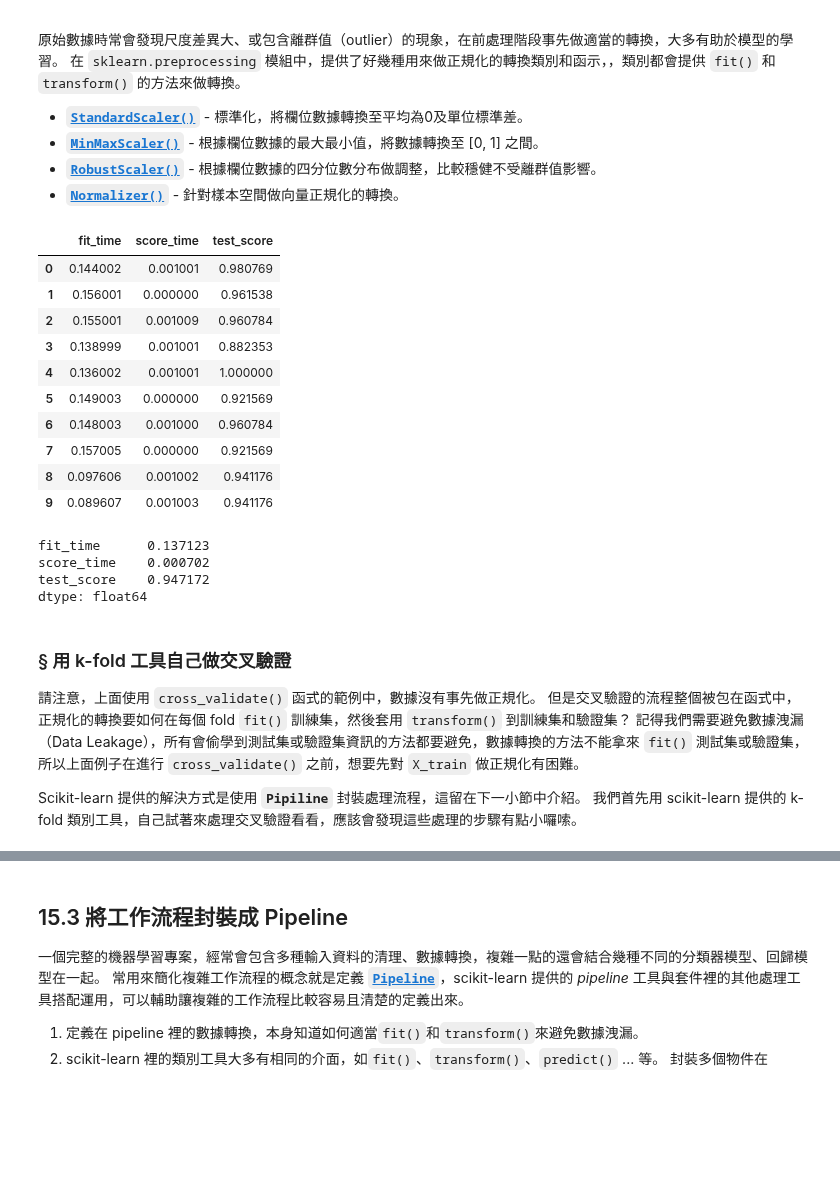
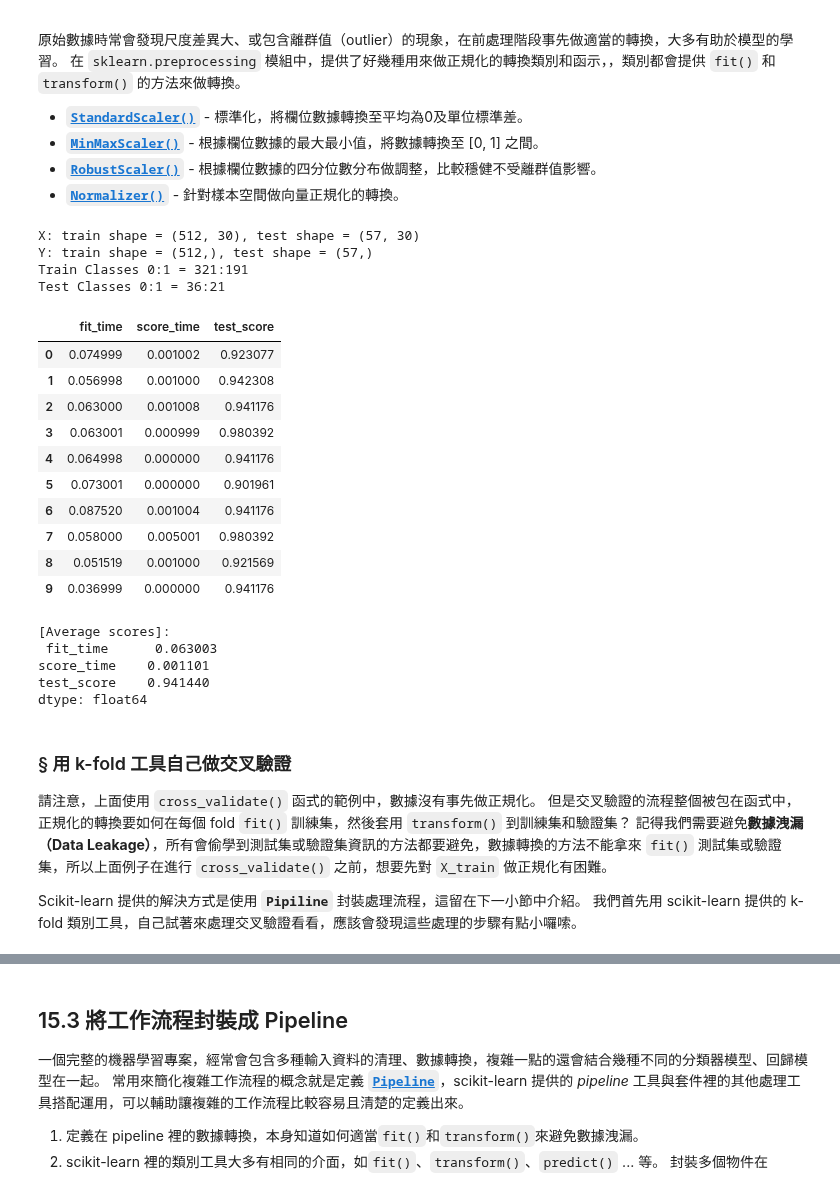
Before and after one commit to twMr7/Python-Machine-Learning, a Jupyter notebook: 15-Machine_Learning_with_Scikit.ipynb, the cells around one changed output, grey strips where cells are left out. Drawn from its saved outputs; the diff is of its cells as text; code cells hidden in the pictures; blank space fills up the shorter version.

```diff
--- a/15-Machine_Learning_with_Scikit.ipynb
+++ b/15-Machine_Learning_with_Scikit.ipynb
@@ -67,7 +123,0 @@ Scikit-learn 在 [`sklearn.model_selection`](https://scikit-learn.org/stable/mod
-# %%
-# 生成 10x2 大小的 X，以及對應的 10 個 y 數列
-X = np.arange(20).reshape((10, 2))
-y = np.arange(10)
-
-print('X =\n', X)
-print('y =\n', y)
@@ -88,10 +124,9 @@ y =
 # %%
-from sklearn.model_selection import train_test_split
-
-X_train, X_test, y_train, y_test = train_test_split(X, y, test_size=0.33)
+# 指定訓練集測試集的類別分布要一致
+X_train, X_test, y_train, y_test = train_test_split(X, y, test_size=0.3, stratify=y)
 
 print('X_train =\n', X_train)
-print('y_train =\n', y_train)
+print('y_train =\n\n', y_train)
 print('X_test =\n', X_test)
 print('y_test =\n', y_test)
 # %% [output]
@@ -313,6 +324,6 @@ class WdbcDataset:
         # 取所有的 Y
         Y = self.df.loc[:,'diagnosis'].to_numpy()
         # 資料分割 train:test = 9:1
-        X_train, X_test, Y_train, Y_test = train_test_split(X, Y, test_size=0.1)
+        X_train, X_test, Y_train, Y_test = train_test_split(X, Y, test_size=0.1, stratify=Y)
         # 回傳資料副本
         return X_train.copy(), X_test.copy(), Y_train.copy(), Y_test.copy()
@@ -323,39 +330,59 @@ X_train, X_test, Y_train, Y_test = dsWdbc.get_xy()
+# %%
+# 取得訓練集與測試集
+dsWdbc = WdbcDataset()
+X_train, X_test, Y_train, Y_test = dsWdbc.get_xy()
+
+# 顯示切割後的大小
+print('X: train shape = {}, test shape = {}'.format(X_train.shape, X_test.shape))
+print('Y: train shape = {}, test shape = {}'.format(Y_train.shape, Y_test.shape))
+
+# 顯示切割後的類別分布
+train_labels, train_counts = np.unique(Y_train, return_counts=True)
+print('Train Classes {}:{} = {}:{}'.format(train_labels[0], train_labels[1], train_counts[0], train_counts[1]))
+test_labels, test_counts = np.unique(Y_test, return_counts=True)
+print('Test Classes {}:{} = {}:{}'.format(test_labels[0], test_labels[1], test_counts[0], test_counts[1]))
+# %% [output]
+X: train shape = (512, 30), test shape = (57, 30)
+Y: train shape = (512,), test shape = (57,)
+Train Classes 0:1 = 321:191
+Test Classes 0:1 = 36:21
 # %%
 from sklearn.linear_model import LogisticRegression
 from sklearn.model_selection import cross_validate
 
-sklr = LogisticRegression(max_iter=300)
+sklr1 = LogisticRegression(max_iter=100)
 # 10-fold 交叉驗證，使用所有處理核心平行運算
-scores = cross_validate(sklr, X_train, Y_train, cv=10, n_jobs=-1)
+scores1 = cross_validate(sklr1, X_train, Y_train, cv=10, n_jobs=-1)
 
 # 顯示每個 fold 的 accuracy 分數
 # 轉成 DataFrame 方便觀察，也方便輸出成檔案做記錄
-dfscores = pd.DataFrame(scores)
-dfscores
+dfscores1 = pd.DataFrame(scores1)
+dfscores1
 # %% [output]
 |  | fit_time | score_time | test_score |
-| 0 | 0.144002 | 0.001001 | 0.980769 |
-| 1 | 0.156001 | 0.000000 | 0.961538 |
-| 2 | 0.155001 | 0.001009 | 0.960784 |
-| 3 | 0.138999 | 0.001001 | 0.882353 |
-| 4 | 0.136002 | 0.001001 | 1.000000 |
-| 5 | 0.149003 | 0.000000 | 0.921569 |
-| 6 | 0.148003 | 0.001000 | 0.960784 |
-| 7 | 0.157005 | 0.000000 | 0.921569 |
-| 8 | 0.097606 | 0.001002 | 0.941176 |
-| 9 | 0.089607 | 0.001003 | 0.941176 |
+| 0 | 0.074999 | 0.001002 | 0.923077 |
+| 1 | 0.056998 | 0.001000 | 0.942308 |
+| 2 | 0.063000 | 0.001008 | 0.941176 |
+| 3 | 0.063001 | 0.000999 | 0.980392 |
+| 4 | 0.064998 | 0.000000 | 0.941176 |
+| 5 | 0.073001 | 0.000000 | 0.901961 |
+| 6 | 0.087520 | 0.001004 | 0.941176 |
+| 7 | 0.058000 | 0.005001 | 0.980392 |
+| 8 | 0.051519 | 0.001000 | 0.921569 |
+| 9 | 0.036999 | 0.000000 | 0.941176 |
 # %%
 # 不同超參數訓練的模型比較，通常觀察平均分數
-dfscores.mean(axis=0)
+print('[Average scores]:\n', dfscores1.mean(axis=0))
 # %% [output]
-fit_time      0.137123
-score_time    0.000702
-test_score    0.947172
+[Average scores]:
+ fit_time      0.063003
+score_time    0.001101
+test_score    0.941440
 dtype: float64
 # %% [markdown]
 ### § 用 k-fold 工具自己做交叉驗證
 
-請注意，上面使用 `cross_validate()` 函式的範例中，數據沒有事先做正規化。 但是交叉驗證的流程整個被包在函式中，正規化的轉換要如何在每個 fold `fit()` 訓練集，然後套用 `transform()` 到訓練集和驗證集？ 記得我們需要避免數據洩漏（Data Leakage），所有會偷學到測試集或驗證集資訊的方法都要避免，數據轉換的方法不能拿來 `fit()` 測試集或驗證集，所以上面例子在進行 `cross_validate()` 之前，想要先對 `X_train` 做正規化有困難。
+請注意，上面使用 `cross_validate()` 函式的範例中，數據沒有事先做正規化。 但是交叉驗證的流程整個被包在函式中，正規化的轉換要如何在每個 fold `fit()` 訓練集，然後套用 `transform()` 到訓練集和驗證集？ 記得我們需要避免**數據洩漏（Data Leakage）**，所有會偷學到測試集或驗證集資訊的方法都要避免，數據轉換的方法不能拿來 `fit()` 測試集或驗證集，所以上面例子在進行 `cross_validate()` 之前，想要先對 `X_train` 做正規化有困難。
 
 Scikit-learn 提供的解決方式是使用 **`Pipiline`** 封裝處理流程，這留在下一小節中介紹。 我們首先用 scikit-learn 提供的 k-fold 類別工具，自己試著來處理交叉驗證看看，應該會發現這些處理的步驟有點小囉嗦。
 # %%
```
Also changed, not shown: parts of 35 cells of this notebook.
